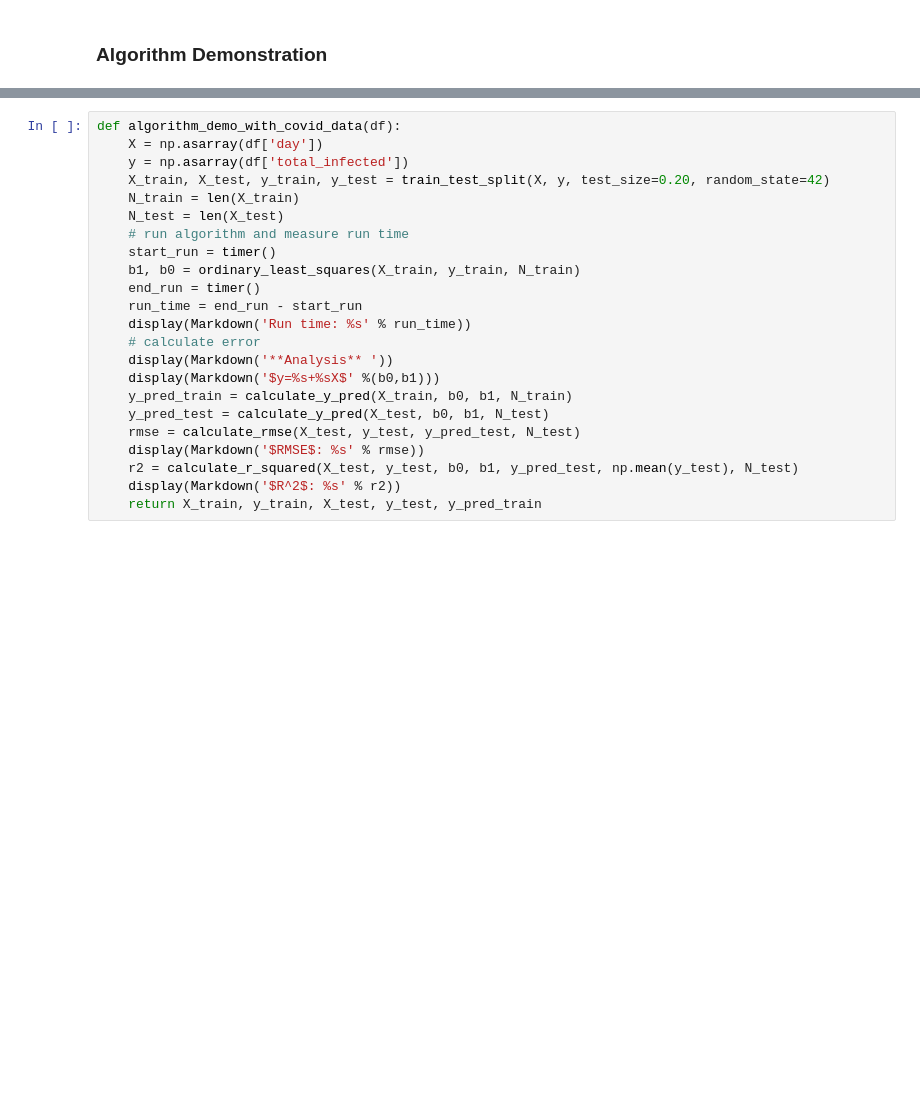
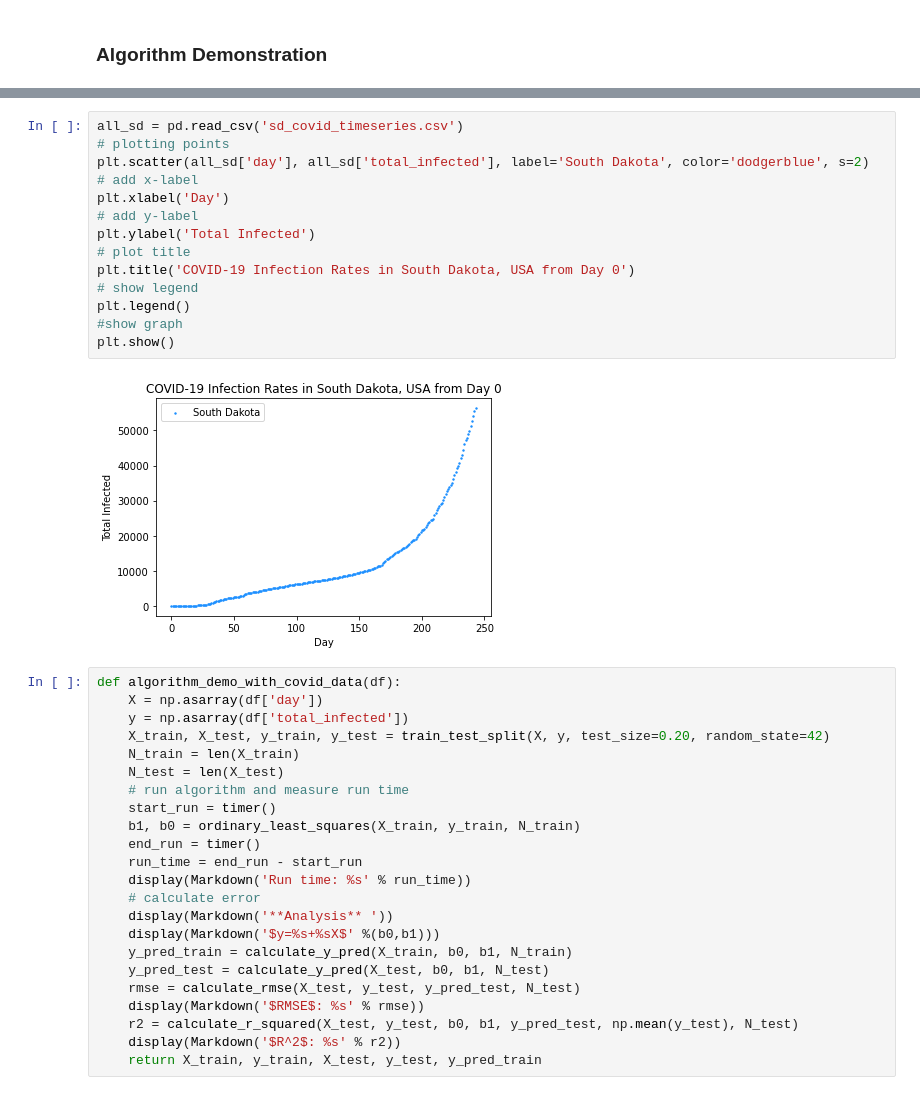
Before and after one commit to skasim/linear-regression, a Jupyter notebook: Kasim-ProjectFinal.ipynb, the cells around one changed output, grey strips where cells are left out. Saved outputs shown, nothing was run; the diff lists cells and outputs as text; blank space fills up the shorter version.

```diff
--- a/Kasim-ProjectFinal.ipynb
+++ b/Kasim-ProjectFinal.ipynb
@@ -197,3 +228,19 @@ r^2 and rmse values are correct
+# %%
+all_sd = pd.read_csv('sd_covid_timeseries.csv')
+# plotting points
+plt.scatter(all_sd['day'], all_sd['total_infected'], label='South Dakota', color='dodgerblue', s=2)
+# add x-label
+plt.xlabel('Day')
+# add y-label
+plt.ylabel('Total Infected')
+# plot title
+plt.title('COVID-19 Infection Rates in South Dakota, USA from Day 0')
+# show legend
+plt.legend()
+#show graph
+plt.show()
+# %% [output]
+[figure, added]
 # %%
 def algorithm_demo_with_covid_data(df):
     X = np.asarray(df['day'])
```
Also changed, not shown: parts of 16 cells of this notebook.
